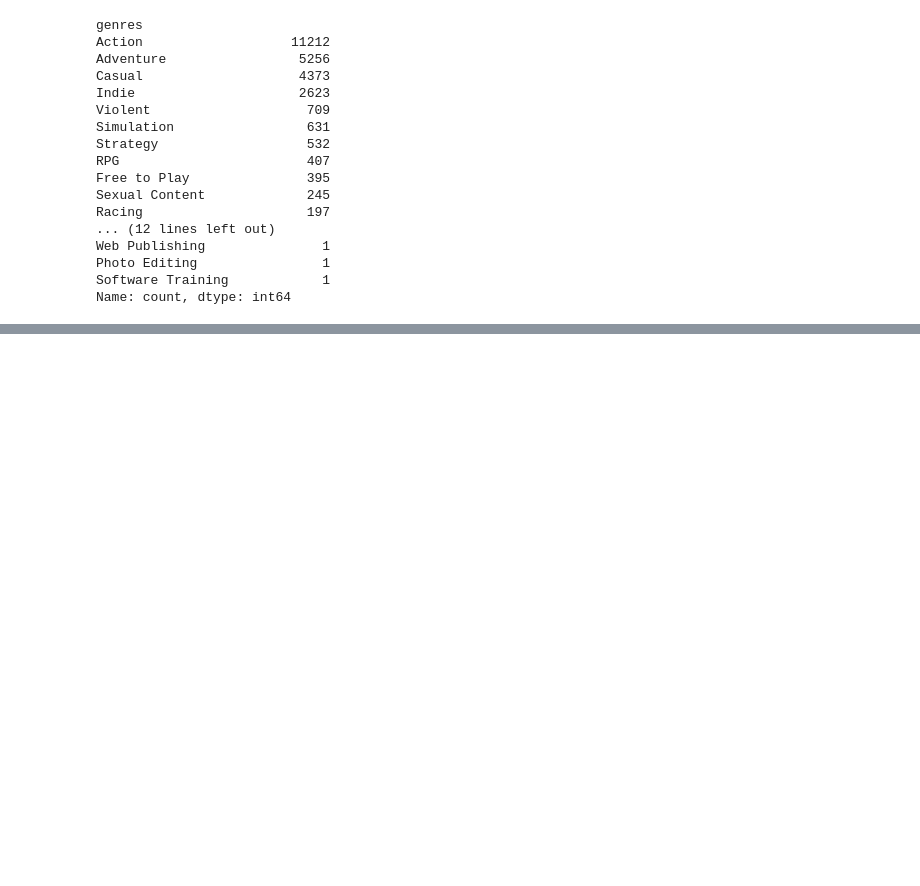
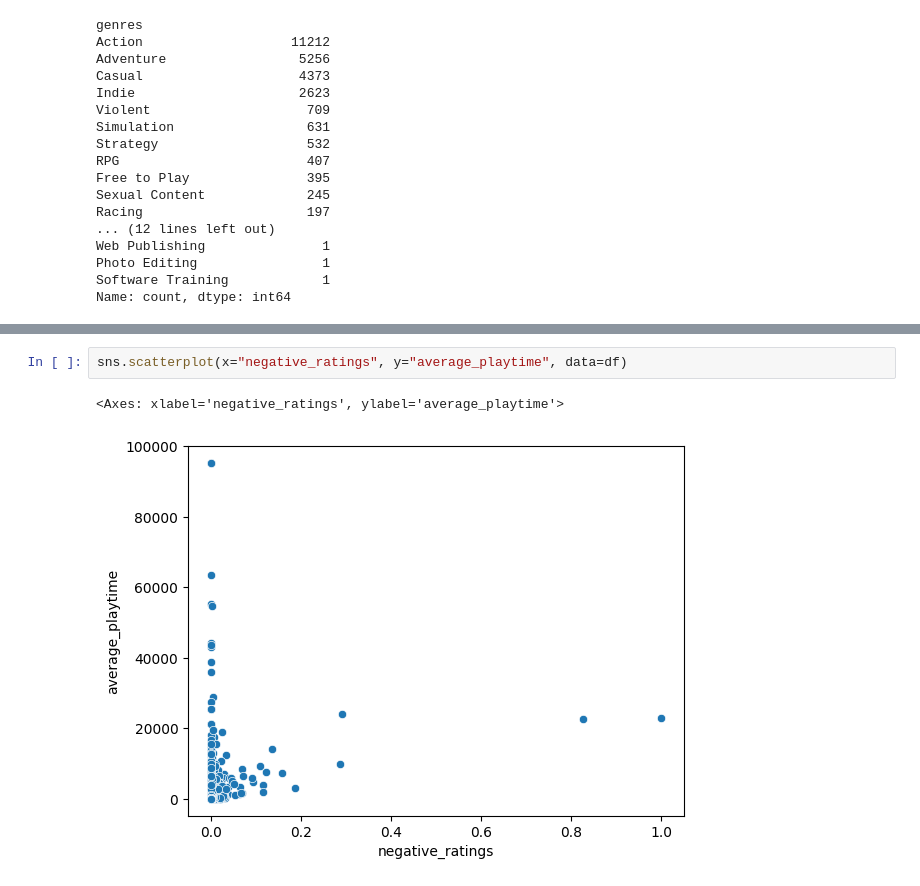
Before and after one commit to LamyaAlkhathami/Game_Addictiveness, a Jupyter notebook: notebooks/EDA.ipynb, the cells around one changed output, grey strips where cells are left out. Cells and saved outputs as stored; diff of their text form; blank space fills up the shorter version.

```diff
--- a/notebooks/EDA.ipynb
+++ b/notebooks/EDA.ipynb
@@ -128,0 +160,5 @@ sns.scatterplot(x="positive_ratings", y="average_playtime", data=df)
+# %%
+sns.scatterplot(x="negative_ratings", y="average_playtime", data=df)
+# %% [output]
+<Axes: xlabel='negative_ratings', ylabel='average_playtime'>
+[figure, added]
```
Also changed, not shown: parts of 10 cells of this notebook.
